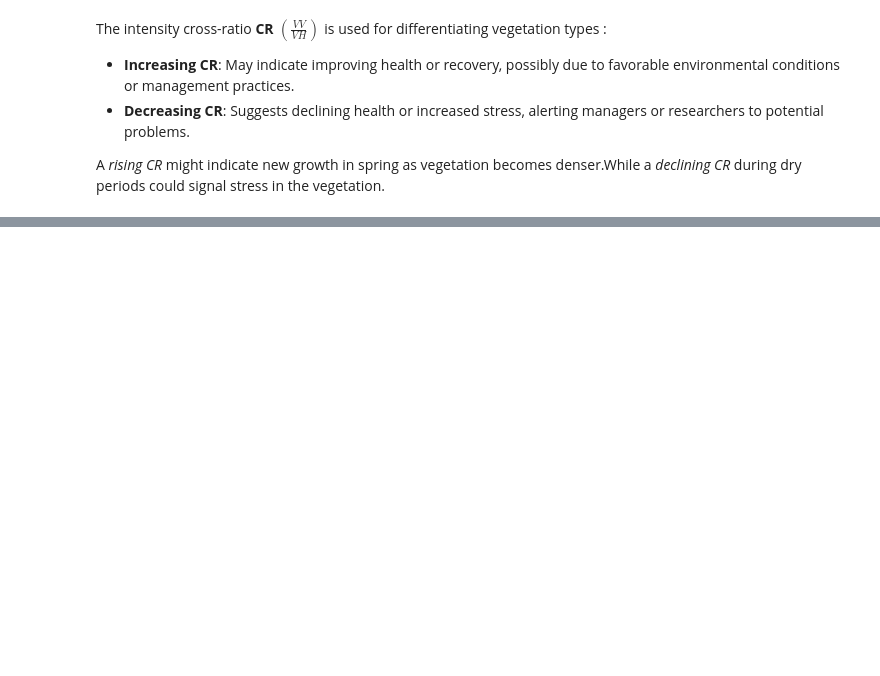
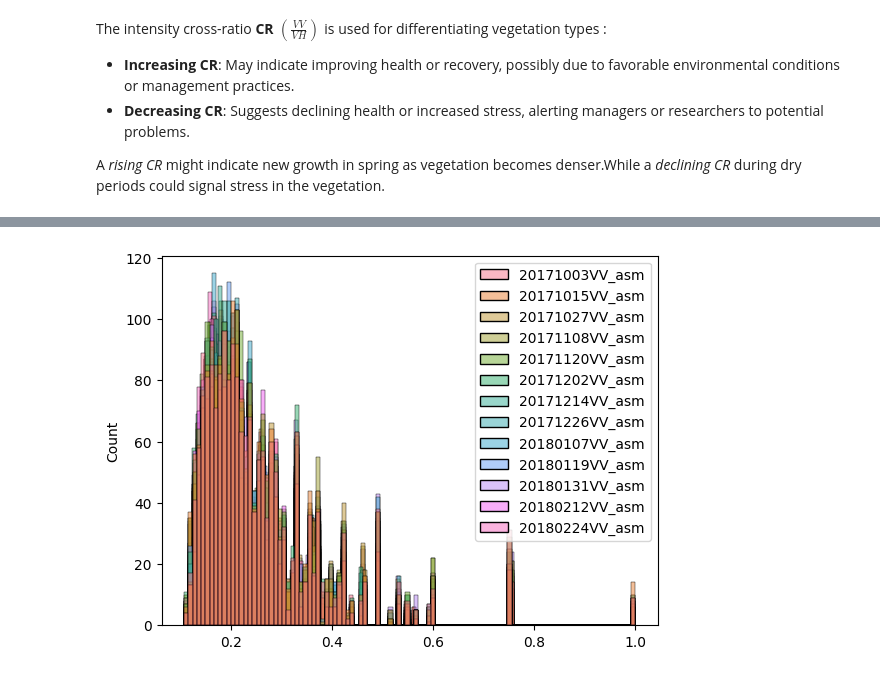
Before and after one commit to MathysVinatier/PMI_detection_TillageLabour, a Jupyter notebook: Datasets/Sentinel1_test.ipynb, the cells around one changed output, grey strips where cells are left out. Drawn from its saved outputs; the diff is of its cells as text; code cells hidden in the pictures; blank space fills up the shorter version.

```diff
--- a/Datasets/Sentinel1_test.ipynb
+++ b/Datasets/Sentinel1_test.ipynb
@@ -166,0 +171,11 @@ A *rising CR* might indicate new growth in spring as vegetation becomes denser.W
+# %%
+dates = df_sent1.columns[1:-3]
+
+cols_vv_asm = [col for col in dates if 'VV_asm' in col]
+cols_vh_asm = [col for col in dates if 'VH_asm' in col]
+# %%
+sns.histplot(df_sent1[cols_vh_asm])
+sns.histplot(df_sent1[cols_vv_asm])
+plt.show()
+# %% [output]
+[figure, added]
```
Also changed, not shown: parts of 1 cell of this notebook.
